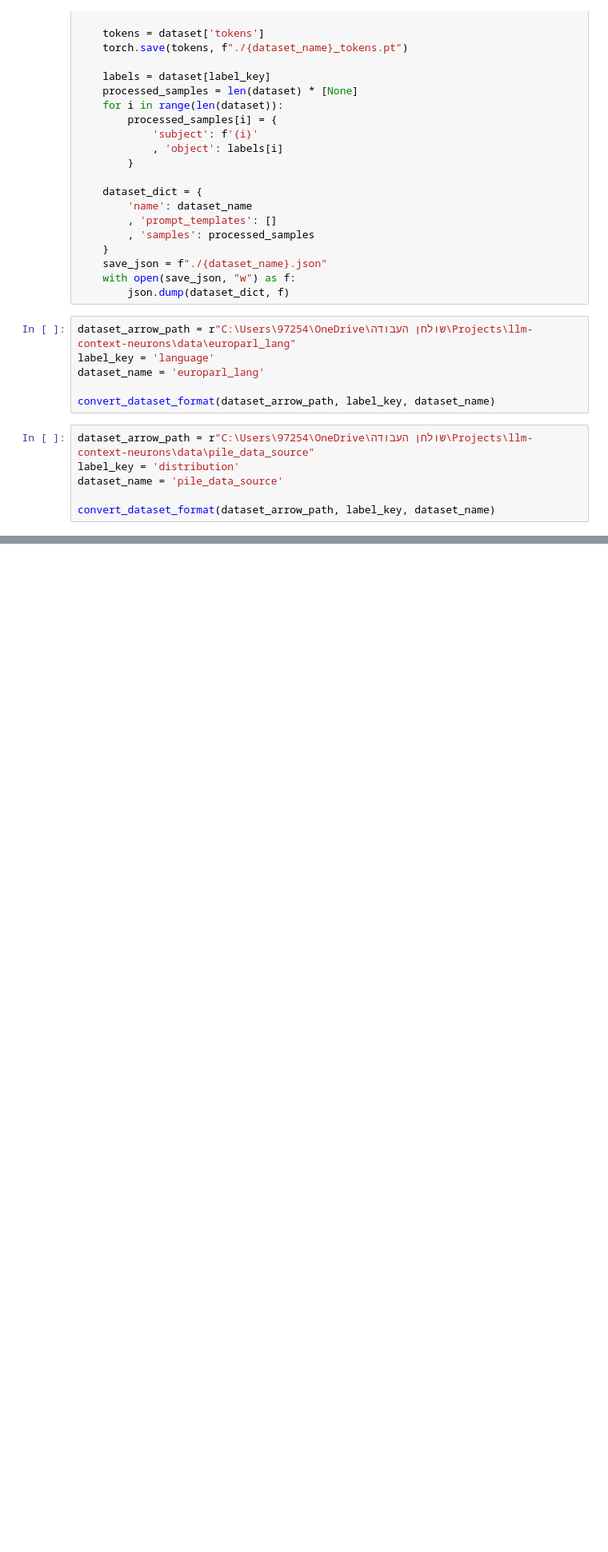
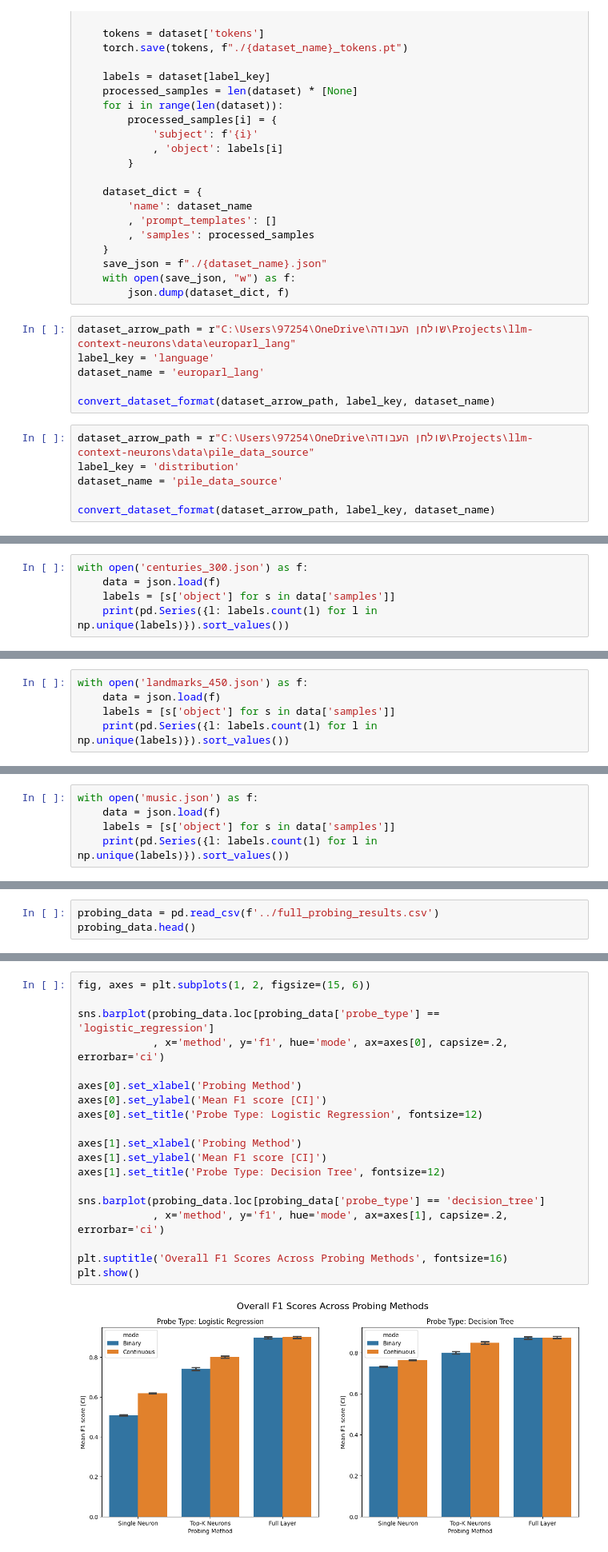
Before and after one commit to on2210/nlp_proj, a Jupyter notebook: data/Arrow-json conversion.ipynb, the cells around one changed output, grey strips where cells are left out. Shown at 80% size. Saved outputs shown, nothing was run; the diff lists cells and outputs as text; blank space fills up the shorter version.

```diff
--- a/data/Arrow-json conversion.ipynb
+++ b/data/Arrow-json conversion.ipynb
@@ -52,0 +97,5 @@ convert_dataset_format(dataset_arrow_path, label_key, dataset_name)
+# %%
+with open('centuries_300.json') as f:
+    data = json.load(f)
+    labels = [s['object'] for s in data['samples']]
+    print(pd.Series({l: labels.count(l) for l in np.unique(labels)}).sort_values())
@@ -52,0 +107,5 @@ convert_dataset_format(dataset_arrow_path, label_key, dataset_name)
+# %%
+with open('landmarks_450.json') as f:
+    data = json.load(f)
+    labels = [s['object'] for s in data['samples']]
+    print(pd.Series({l: labels.count(l) for l in np.unique(labels)}).sort_values())
@@ -52,0 +117,5 @@ convert_dataset_format(dataset_arrow_path, label_key, dataset_name)
+# %%
+with open('music.json') as f:
+    data = json.load(f)
+    labels = [s['object'] for s in data['samples']]
+    print(pd.Series({l: labels.count(l) for l in np.unique(labels)}).sort_values())
@@ -52,0 +128,3 @@ convert_dataset_format(dataset_arrow_path, label_key, dataset_name)
+# %%
+probing_data = pd.read_csv(f'../full_probing_results.csv')
+probing_data.head()
@@ -52,0 +141,21 @@ convert_dataset_format(dataset_arrow_path, label_key, dataset_name)
+# %%
+fig, axes = plt.subplots(1, 2, figsize=(15, 6))
+
+sns.barplot(probing_data.loc[probing_data['probe_type'] == 'logistic_regression']
+            , x='method', y='f1', hue='mode', ax=axes[0], capsize=.2, errorbar='ci')
+
+axes[0].set_xlabel('Probing Method')
+axes[0].set_ylabel('Mean F1 score [CI]')
+axes[0].set_title('Probe Type: Logistic Regression', fontsize=12)
+
+axes[1].set_xlabel('Probing Method')
+axes[1].set_ylabel('Mean F1 score [CI]')
+axes[1].set_title('Probe Type: Decision Tree', fontsize=12)
+
+sns.barplot(probing_data.loc[probing_data['probe_type'] == 'decision_tree']
+            , x='method', y='f1', hue='mode', ax=axes[1], capsize=.2, errorbar='ci')
+
+plt.suptitle('Overall F1 Scores Across Probing Methods', fontsize=16)
+plt.show()
+# %% [output]
+[figure, added]
```
Also changed, not shown: parts of 10 cells of this notebook, 2 other files.
